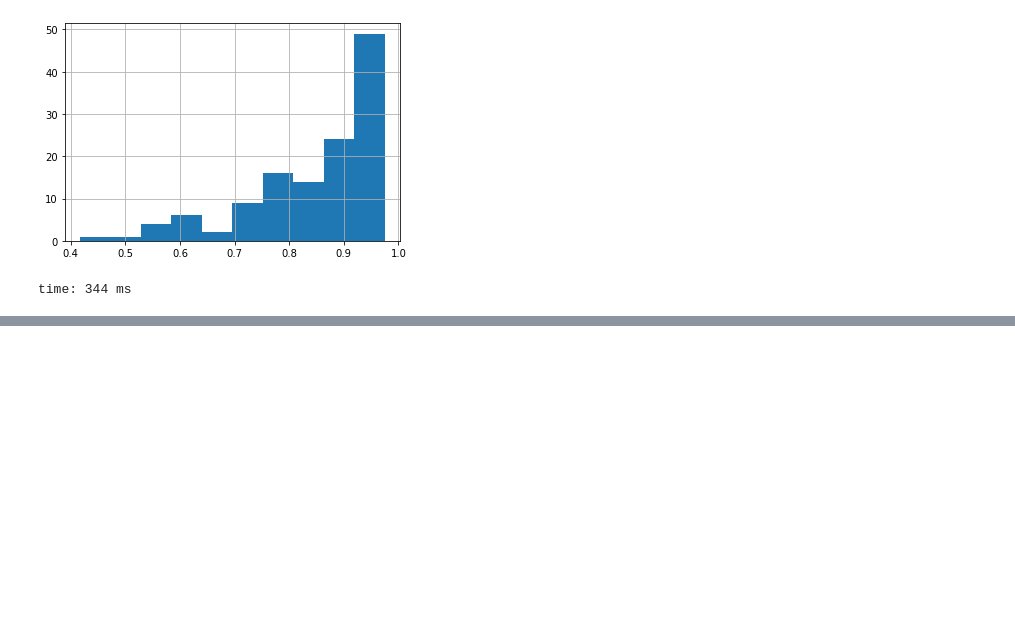
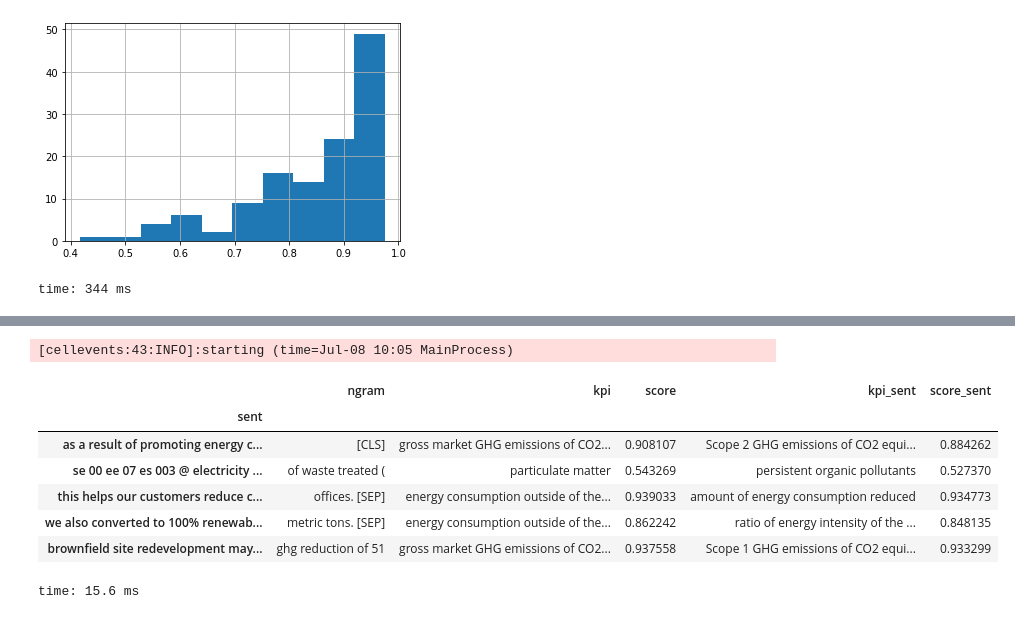
Before and after one commit to simonm3/sustainlab, a Jupyter notebook: src/model/60 embeddings.ipynb, the cells around one changed output, grey strips where cells are left out. Saved outputs shown, nothing was run; the diff lists cells and outputs as text; code cells hidden in the pictures; blank space fills up the shorter version.

```diff
--- a/src/model/60 embeddings.ipynb
+++ b/src/model/60 embeddings.ipynb
@@ -155,0 +130,12 @@ time: 18.5 ms
+# %%
+out[out.kpi!=out.kpi_sent].sample(5)
+# %% [output]
+[cellevents:43:INFO]:starting (time=Jul-08 10:05 MainProcess)
+|  | ngram | kpi | score | kpi_sent | score_sent |
+| sent |  |  |  |  |  |
+| as a result of promoting energy c... | [CLS] | gross market GHG emissions of CO2... | 0.908107 | Scope 2 GHG emissions of CO2 equi... | 0.884262 |
+| se 00 ee 07 es 003 @ electricity ... | of waste treated ( | particulate matter | 0.543269 | persistent organic pollutants | 0.527370 |
+| this helps our customers reduce c... | offices. [SEP] | energy consumption outside of the... | 0.939033 | amount of energy consumption reduced | 0.934773 |
+| we also converted to 100% renewab... | metric tons. [SEP] | energy consumption outside of the... | 0.862242 | ratio of energy intensity of the ... | 0.848135 |
+| brownfield site redevelopment may... | ghg reduction of 51 | gross market GHG emissions of CO2... | 0.937558 | Scope 1 GHG emissions of CO2 equi... | 0.933299 |
+time: 15.6 ms
```
Also changed, not shown: parts of 6 cells of this notebook, 2 other files.
